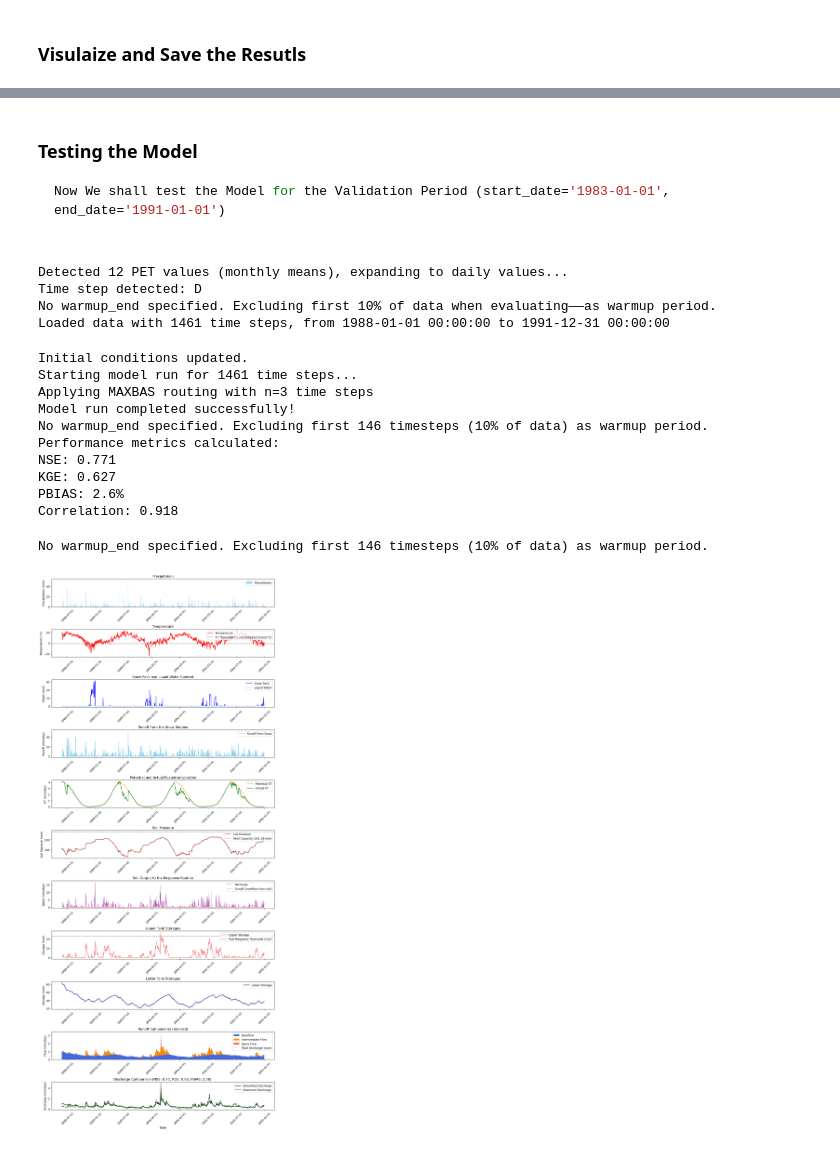
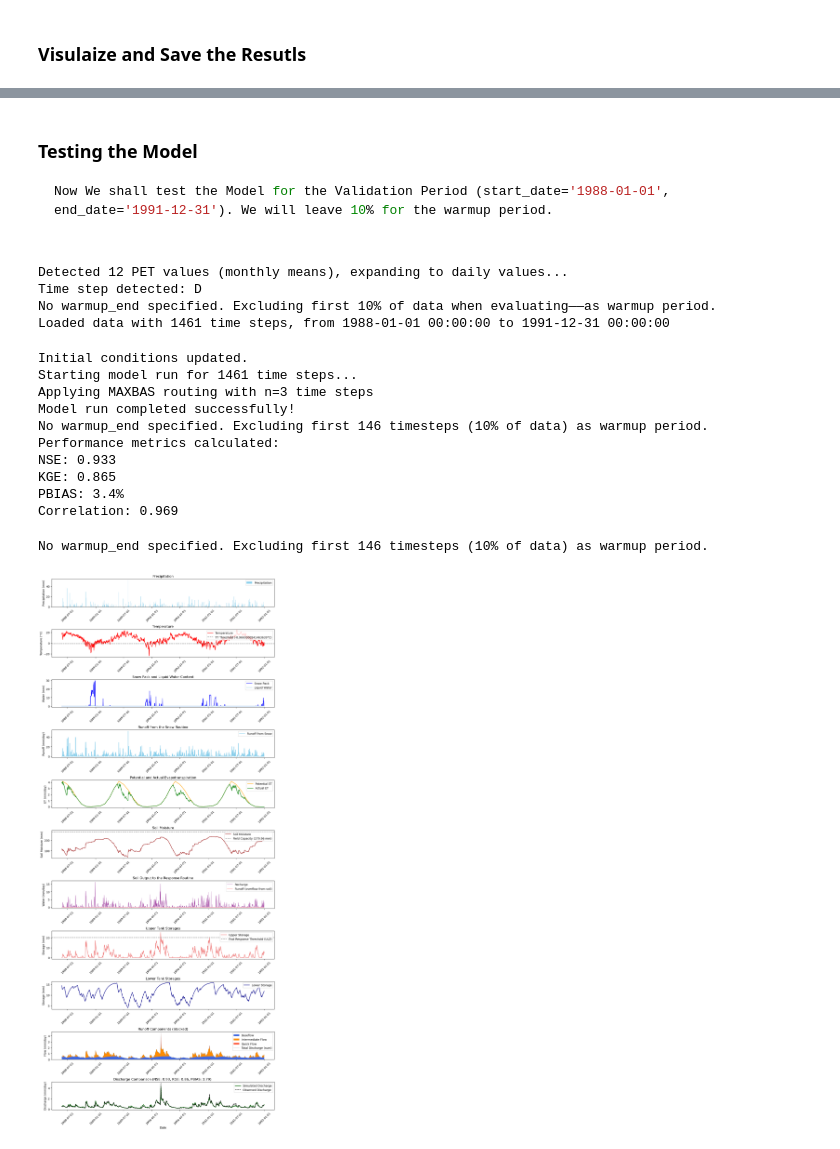
Before and after one commit to abdallaox/HBV_python_implementation, a Jupyter notebook: quick_start_guide.ipynb, the cells around one changed output, grey strips where cells are left out. Cells and saved outputs as stored; diff of their text form; code cells hidden in the pictures.

````diff
--- a/quick_start_guide.ipynb
+++ b/quick_start_guide.ipynb
@@ -256,23 +206,23 @@ Model saved to ./models/model_calibrated
 # %% [markdown]
 ### Testing the Model
 ```python
-Now We shall test the Model for the Validation Period (start_date='1983-01-01', end_date='1991-01-01')
+Now We shall test the Model for the Validation Period (start_date='1988-01-01', end_date='1991-12-31'). We will leave 10% for the warmup period.
 # %%
 # 1. Initialize a model for the validation period
-model_validation = HBVModel()
+model_val = HBVModel()
 
 # # Read the data from pandas df——with the validation dates instead
-model_validation.load_data(data=data,
-               date_column='Date',
-               precip_column='P',
-               temp_column='T',
-               pet_column='PET',
-               obs_q_column='Q',
-               date_format='%Y%m%d',
-               start_date='19880101',
-               warmup_end= None,
-               end_date= None,  )      # it is enough to use the start date
-                                       # the model will automatically continue till the end
+model_val.load_data(data=data,
+                    date_column='Date',
+                    precip_column='P',
+                    temp_column='T',
+                    pet_column='PET',
+                    obs_q_column='Q',
+                    date_format='%Y%m%d',
+                    start_date='19880101',
+                    warmup_end= None,
+                    end_date= '19911231',  )      # it is enough to use the start date
+                                                  # the model will automatically continue till the end
 # %% [output]
 Detected 12 PET values (monthly means), expanding to daily values...
 Time step detected: D
@@ -280,24 +230,24 @@ No warmup_end specified. Excluding first 10% of data when evaluating——as war
 Loaded data with 1461 time steps, from 1988-01-01 00:00:00 to 1991-12-31 00:00:00
 # %%
 # set the calibrated parameters from the calibrated model
-calibrated_parameters = model_calibration.params
+calibrated_parameters = model_cal.params
 
 # if you have the calibrated model saved you can load it and get its parameters
 # model_cal = HBVModel.load_model("./models/model_calibrated")
 # calibrated_parameters = model_cal.params
 
-model_validation.set_parameters(calibrated_parameters)
+model_val.set_parameters(calibrated_parameters)
 # %%
 # Set initial conditions and run the model
 
-model_validation.set_initial_conditions(
-                                            snowpack=0,  #initial snowpack (mm)
-                                            liquid_water=0,    # Initial liquid water in snow (mm)
-                                            soil_moisture= 400,  # Initial soil moisture (mm)
-                                            upper_storage=10,   # Initial upper zone storage (mm)
-                                            lower_storage= 200, ) # Initial lower zone storage (mm)
+model_val.set_initial_conditions(
+                                snowpack=0,  #initial snowpack (mm)
+                                liquid_water=0,    # Initial liquid water in snow (mm)
+                                soil_moisture= 400,  # Initial soil moisture (mm)
+                                upper_storage=10,   # Initial upper zone storage (mm)
+                                lower_storage= 200, ) # Initial lower zone storage (mm)
 
-results= model_validation.run(verbose=True)   # run the validation model
+results= model_val.run(verbose=True)   # run the validation model
 # %% [output]
 Initial conditions updated.
 Starting model run for 1461 time steps...
@@ -305,12 +255,12 @@ Applying MAXBAS routing with n=3 time steps
 Model run completed successfully!
 No warmup_end specified. Excluding first 146 timesteps (10% of data) as warmup period.
 Performance metrics calculated:
-NSE: 0.771
-KGE: 0.627
-PBIAS: 2.6%
-Correlation: 0.918
+NSE: 0.933
+KGE: 0.865
+PBIAS: 3.4%
+Correlation: 0.969
 # %%
-model_validation.plot_results(output_file=None)
+model_val.plot_results(output_file=None)
 # %% [output]
 No warmup_end specified. Excluding first 146 timesteps (10% of data) as warmup period.
-[figure, old version]
+[figure, new version]
````
Also changed, not shown: parts of 25 cells of this notebook, 1 other file.
